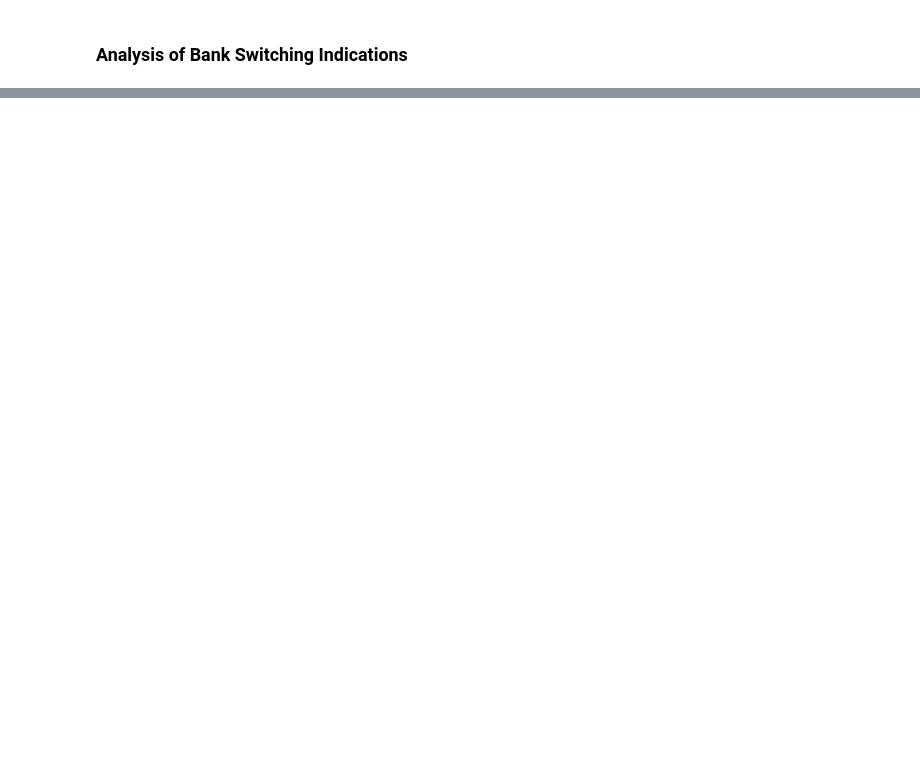
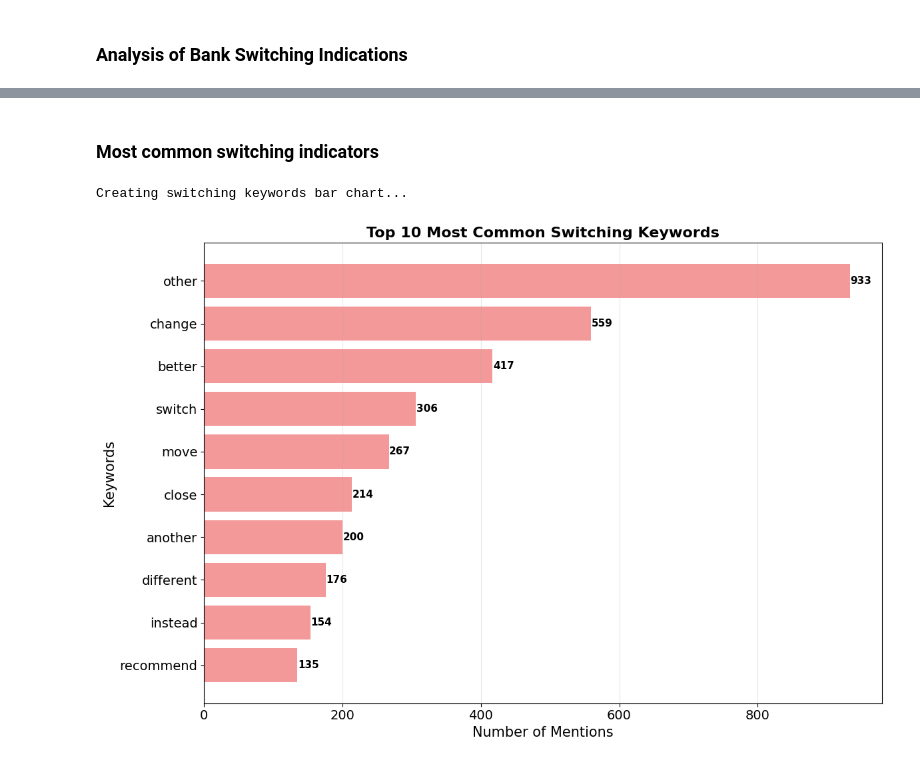
Before and after one commit to CarWong/BAN200FINAL, a Jupyter notebook: FINALBAN200.ipynb, the cells around one changed output, grey strips where cells are left out. Saved outputs shown, nothing was run; the diff lists cells and outputs as text; code cells hidden in the pictures; blank space fills up the shorter version.

Commit message:
Extract sample switching intentions for qualitative analysis

```diff
--- a/FINALBAN200.ipynb
+++ b/FINALBAN200.ipynb
@@ -655,7 +548,7 @@ def analyze_bank_switching(df):
     switching_keywords = [
         'switch', 'switching', 'change', 'changing', 'leave', 'leaving',
         'quit', 'quitting', 'cancel', 'cancelling', 'close', 'closing',
-        'transfer', 'transferring', 'move', 'moving', 'migrate', 'migrating',
+        'move', 'moving', 'migrate', 'migrating',
         'better', 'prefer', 'preferring', 'recommend', 'recommending',
         'instead', 'rather', 'other', 'another', 'different'
     ]
@@ -751,0 +706,44 @@ TD:
+# %% [markdown]
+### Most common switching indicators
+# %%
+def create_switching_keywords_chart(keyword_counts):
+    """Create a bar chart for the top 10 most common switching keywords"""
+    print("Creating switching keywords bar chart...")
+
+    # Get top 10 keywords
+    top_keywords = keyword_counts.head(10).iloc[::-1]
+
+    # Create the bar chart
+    fig, ax = plt.subplots(1, 1, figsize=(12, 8))
+
+    # Create horizontal bar chart for better readability
+    bars = ax.barh(top_keywords.index, top_keywords.values, color='lightcoral', alpha=0.8)
+
+    # Customize the chart
+    ax.set_title('Top 10 Most Common Switching Keywords', fontsize=16, fontweight='bold')
+    ax.set_xlabel('Number of Mentions', fontsize=15)
+    ax.set_ylabel('Keywords', fontsize=15)
+    # increase font size of the x and y ticks
+    ax.tick_params(axis='both', which='major', labelsize=14)
+
+    # Add value labels on bars
+    for i, bar in enumerate(bars):
+        width = bar.get_width()
+        ax.text(width + 0.5, bar.get_y() + bar.get_height()/2,
+               f'{int(width)}', ha='left', va='center', fontweight='bold', fontsize=11)
+
+    # Add grid for better readability
+    ax.grid(True, axis='x', alpha=0.3)
+
+    # Adjust layout
+    plt.tight_layout()
+
+    # Save the chart
+    plt.savefig('plots/switching_keywords_chart.png', dpi=300, bbox_inches='tight')
+
+    plt.show()
+
+create_switching_keywords_chart(keyword_counts)
+# %% [output]
+Creating switching keywords bar chart...
+[figure, added]
```
Also changed, not shown: parts of 10 cells of this notebook, 1 other file.
